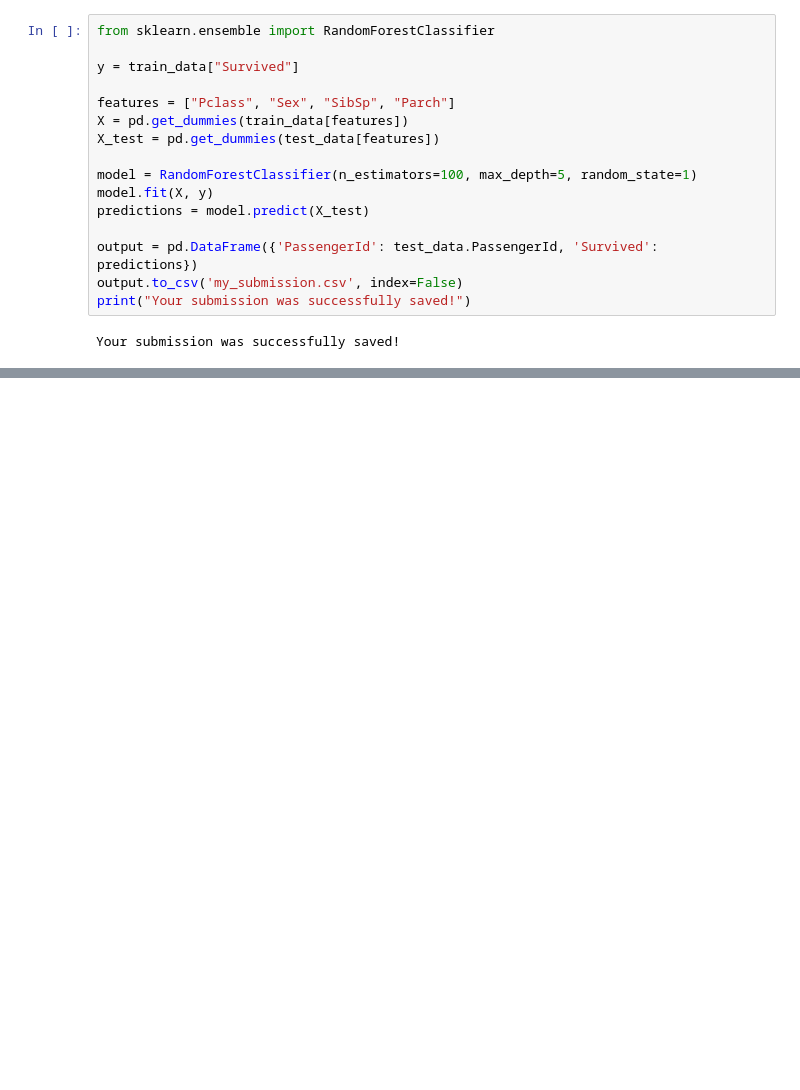
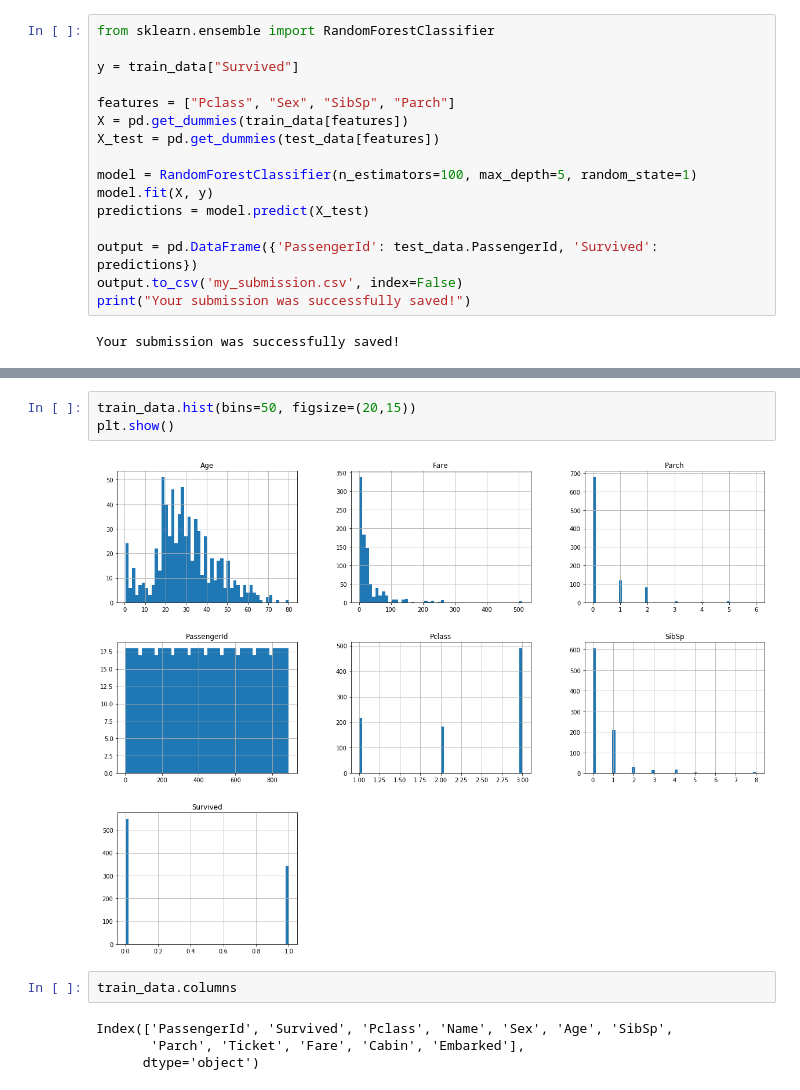
Before and after one commit to Wetpaint3/Kaggle_competitions, a Jupyter notebook: Titanic_Kaggle.ipynb, the cells around one changed output, grey strips where cells are left out. Drawn from its saved outputs; the diff is of its cells as text; blank space fills up the shorter version.

```diff
--- a/Titanic_Kaggle.ipynb
+++ b/Titanic_Kaggle.ipynb
@@ -61,0 +80,11 @@ Your submission was successfully saved!
+# %%
+train_data.hist(bins=50, figsize=(20,15))
+plt.show()
+# %% [output]
+[figure, added]
+# %%
+train_data.columns
+# %% [output]
+Index(['PassengerId', 'Survived', 'Pclass', 'Name', 'Sex', 'Age', 'SibSp',
+       'Parch', 'Ticket', 'Fare', 'Cabin', 'Embarked'],
+      dtype='object')
```
Also changed, not shown: parts of 4 cells of this notebook.
